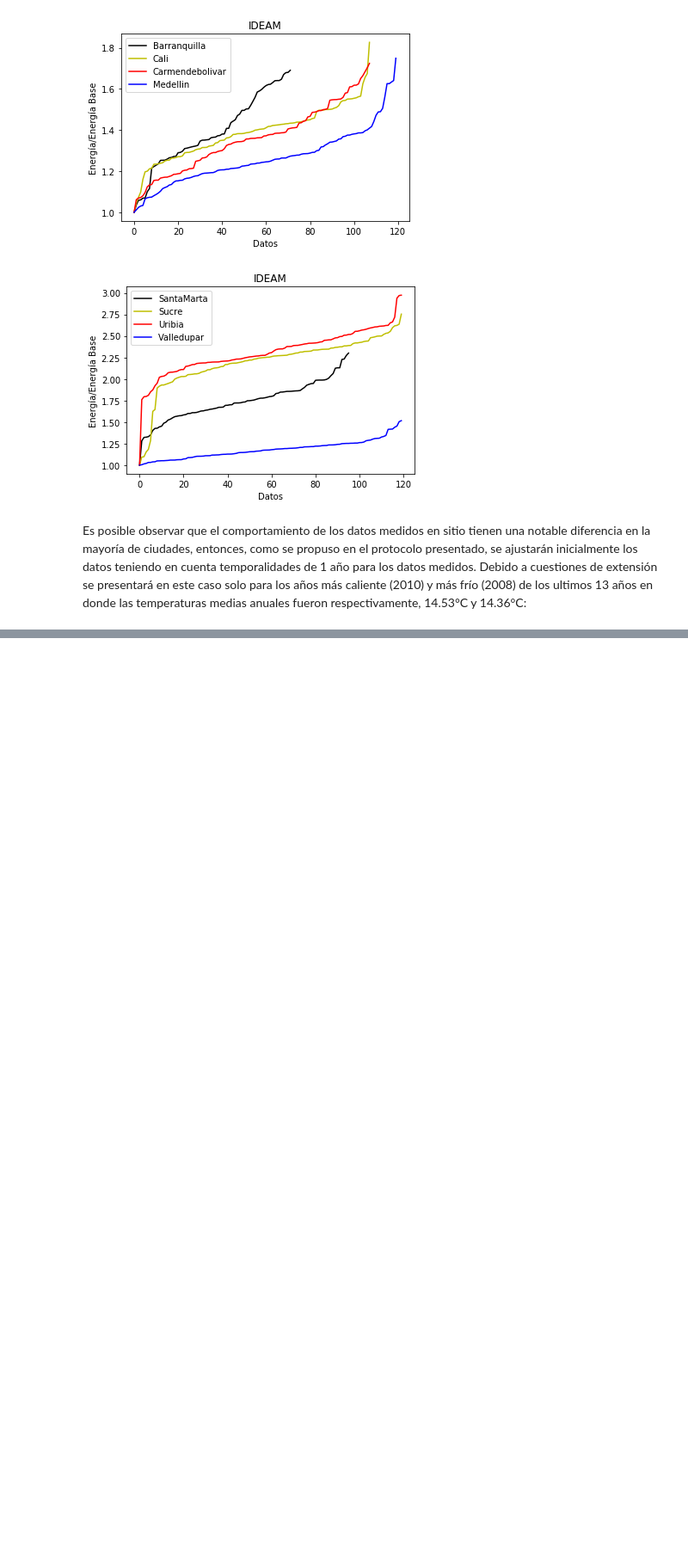
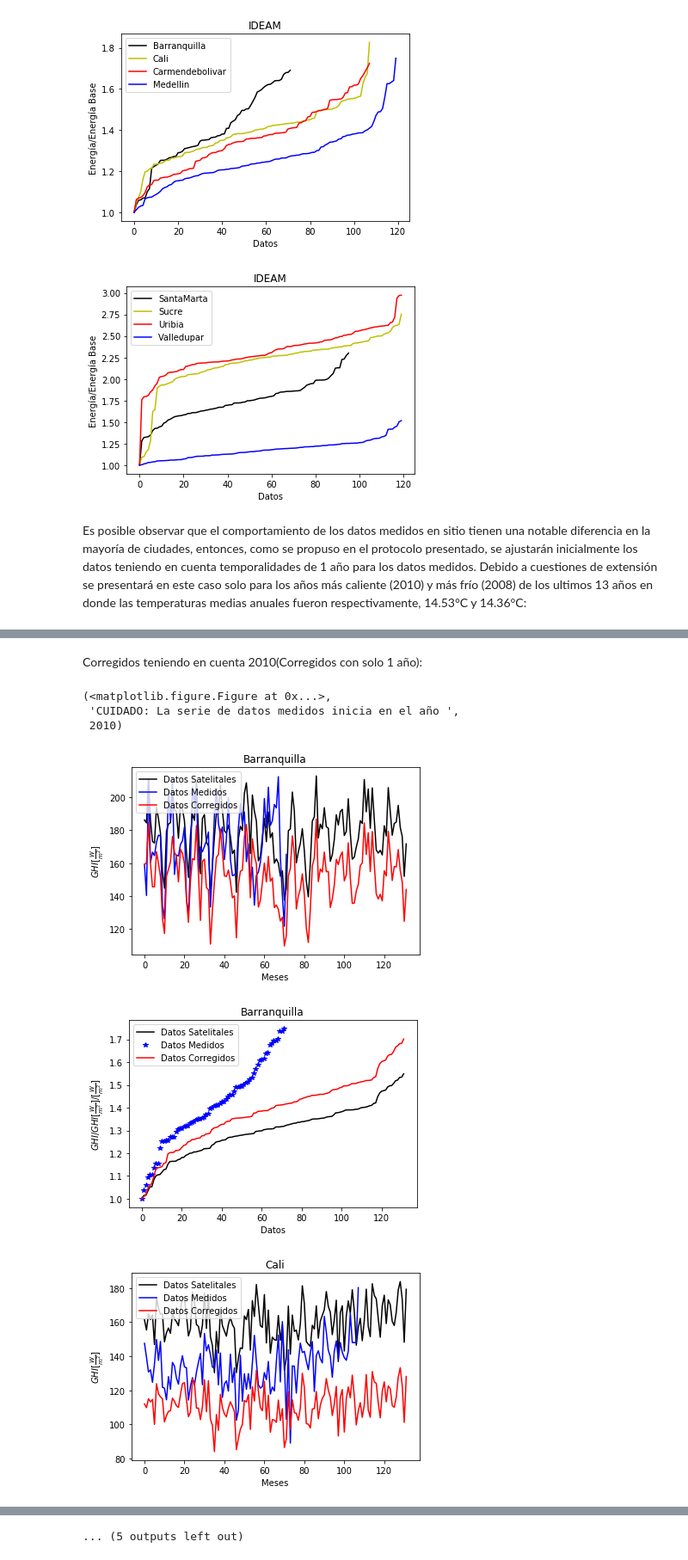
Before and after one commit to JuanVillegasSantos/Herramientas-Computacionales-IMEC3602, a Jupyter notebook: 02_taller01/solucionTaller.ipynb, the cells around one changed output, grey strips where cells are left out. Shown at 86% size. Saved outputs shown, nothing was run; the diff lists cells and outputs as text; code cells hidden in the pictures; blank space fills up the shorter version.

```diff
--- a/02_taller01/solucionTaller.ipynb
+++ b/02_taller01/solucionTaller.ipynb
@@ -257,0 +264,18 @@ Es posible observar que el comportamiento de los datos medidos en sitio tienen u
+# %% [markdown]
+Corregidos teniendo en cuenta 2010(Corregidos con solo 1 año):
+# %%
+plotPorCiudad(2010,1,2010,12,'Barranquilla')
+plotPorCiudad(2010,1,2010,12,'Cali')
+plotPorCiudad(2010,1,2010,12,'Carmendebolivar')
+plotPorCiudad(2010,1,2010,12,'Medellin')
+plotPorCiudad(2010,1,2010,12,'SantaMarta')
+plotPorCiudad(2010,1,2010,12,'Sucre')
+plotPorCiudad(2010,1,2010,12,'Uribia')
+plotPorCiudad(2010,1,2010,12,'Valledupar')
+# %% [output]
+(<matplotlib.figure.Figure at 0x...>,
+ 'CUIDADO: La serie de datos medidos inicia en el año ',
+ 2010)
+[figure, added]
+[figure, added]
+[figure, added]
@@ -257,0 +290 @@ Es posible observar que el comportamiento de los datos medidos en sitio tienen u
+... (5 outputs left out)
```
Also changed, not shown: parts of 30 cells of this notebook.
